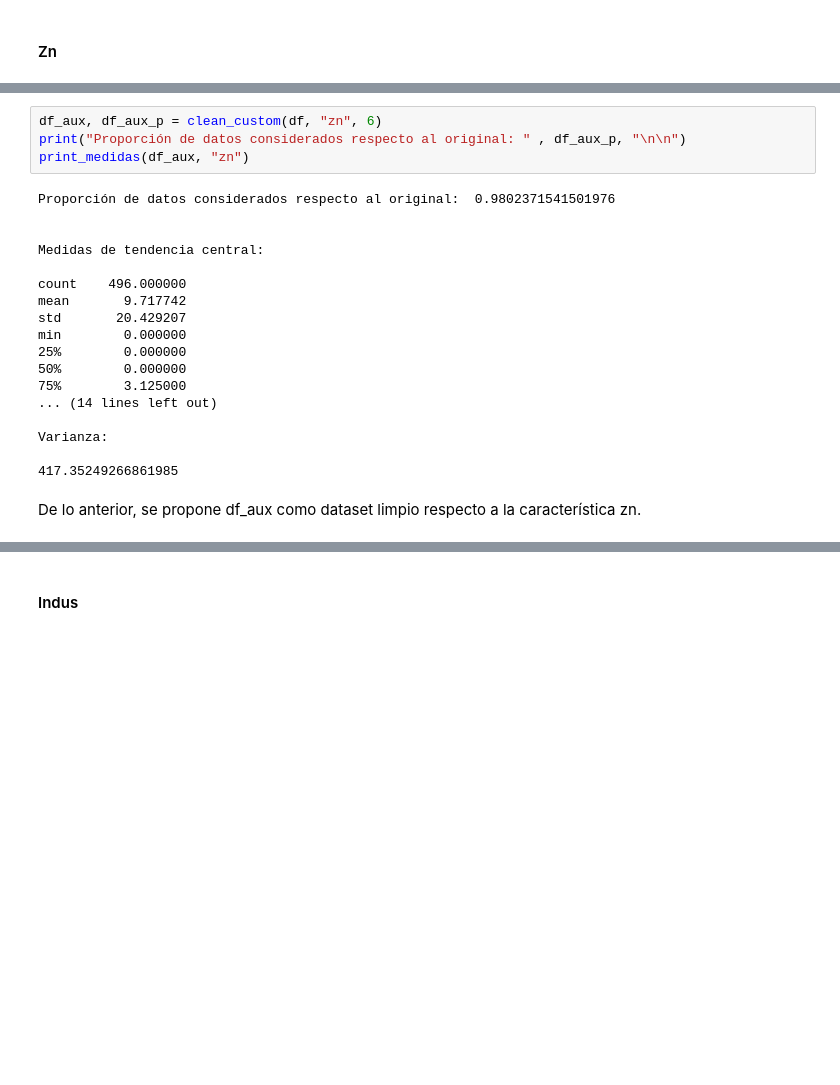
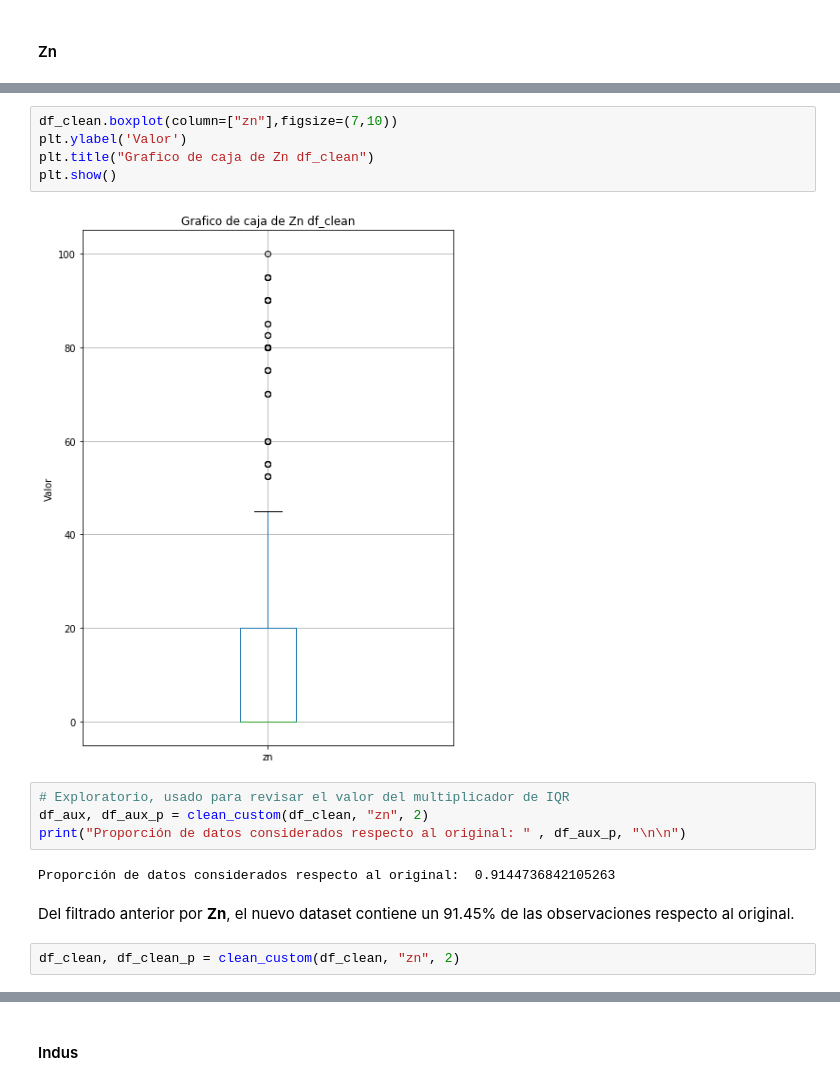
Before and after one commit to Maxibrionest/FMY-1.1.2, a Jupyter notebook: Entrega3/Entrega3_FMY.ipynb, the cells around one changed output, grey strips where cells are left out. Drawn from its saved outputs; the diff is of its cells as text; blank space fills up the shorter version.

```diff
--- a/Entrega3/Entrega3_FMY.ipynb
+++ b/Entrega3/Entrega3_FMY.ipynb
@@ -760,24 +750,17 @@ df_aux, df_aux_p = clean_custom(df, "crim", 6)
+# %%
+df_clean.boxplot(column=["zn"],figsize=(7,10))
+plt.ylabel('Valor')
+plt.title("Grafico de caja de Zn df_clean")
+plt.show()
+# %% [output]
+[figure, added]
 # %%
-df_aux, df_aux_p = clean_custom(df, "zn", 6)
+# Exploratorio, usado para revisar el valor del multiplicador de IQR
+df_aux, df_aux_p = clean_custom(df_clean, "zn", 2)
 print("Proporción de datos considerados respecto al original: " , df_aux_p, "\n\n")
-print_medidas(df_aux, "zn")
 # %% [output]
-Proporción de datos considerados respecto al original:  0.9802371541501976
-
-
-Medidas de tendencia central:
-
-count    496.000000
-mean       9.717742
-std       20.429207
-min        0.000000
-25%        0.000000
-50%        0.000000
-75%        3.125000
-... (14 lines left out)
-
-Varianza:
-
-417.35249266861985
+Proporción de datos considerados respecto al original:  0.9144736842105263
-# %% [markdown]
-De lo anterior, se propone df_aux como dataset limpio respecto a la característica zn.
+# %% [markdown]
+Del filtrado anterior por **Zn**, el nuevo dataset contiene un 91.45% de las observaciones respecto al original.
+# %%
+df_clean, df_clean_p = clean_custom(df_clean, "zn", 2)
```
Also changed, not shown: parts of 178 cells of this notebook.
